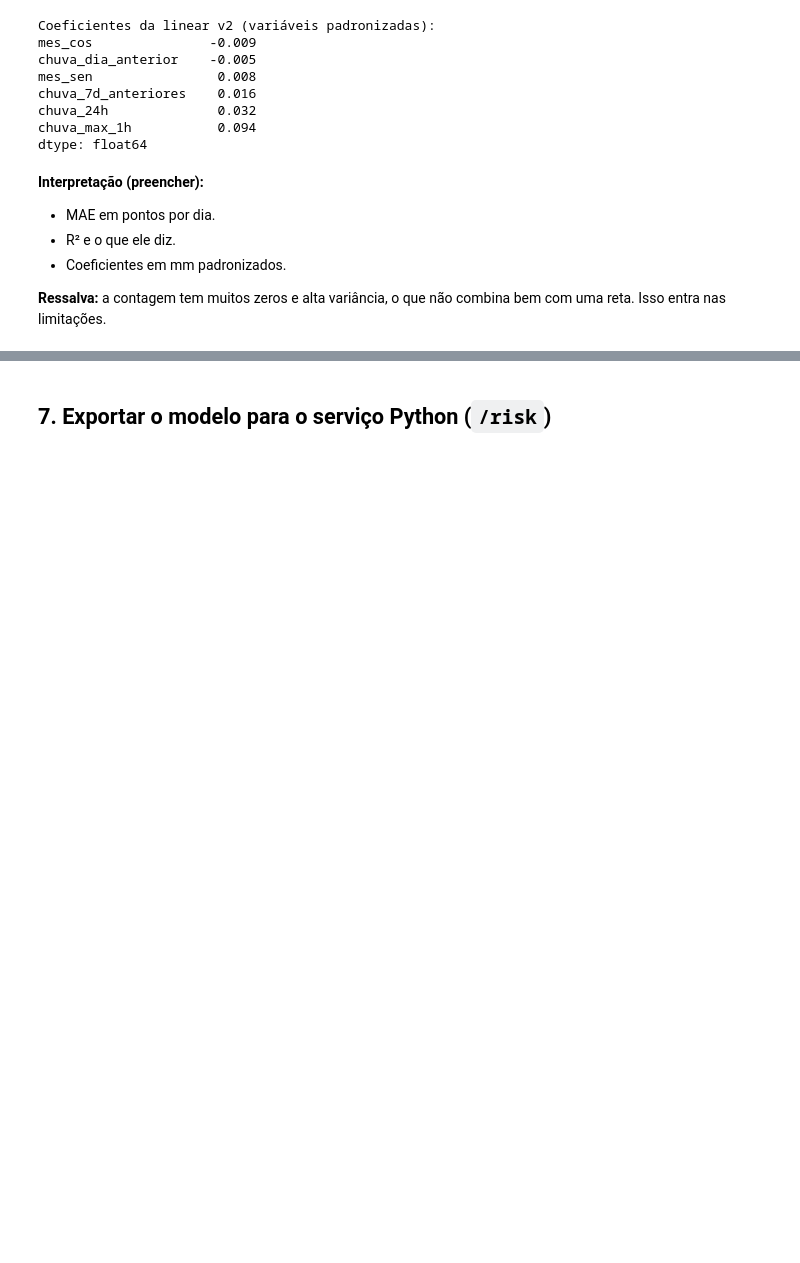
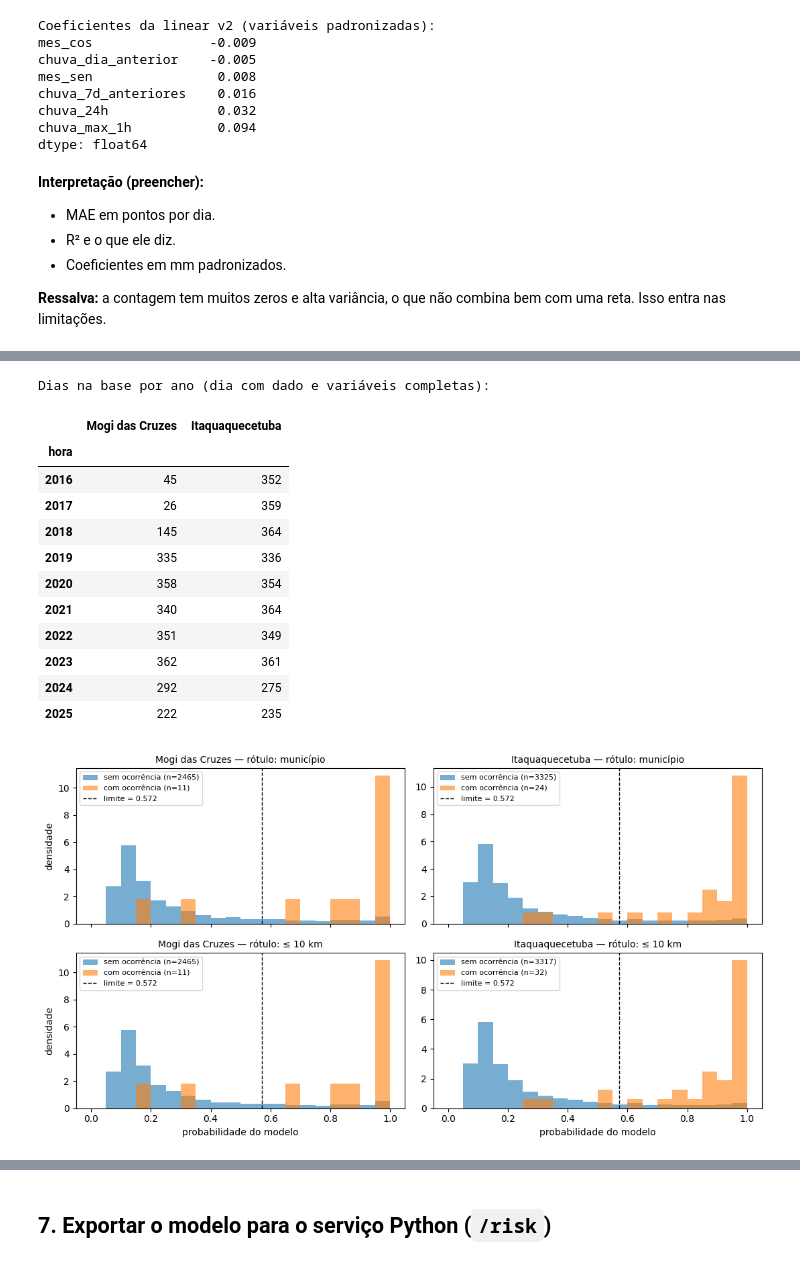
Before and after one commit to Kelwinnn/Global-Solution---Rota-Segura, a Jupyter notebook: data-science/02_modelos.ipynb, the cells around one changed output, grey strips where cells are left out. Saved outputs shown, nothing was run; the diff lists cells and outputs as text; code cells hidden in the pictures; blank space fills up the shorter version.

Commit message:
feat(data-science): validação do modelo no Alto Tietê

```diff
--- a/data-science/02_modelos.ipynb
+++ b/data-science/02_modelos.ipynb
@@ -393,0 +504,34 @@ O Alto Tietê não tem rótulo diário. O modelo é aplicado à chuva de uma est
+# %%
+print("Dias na base por ano (dia com dado e variáveis completas):")
+display(pd.DataFrame(cobertura).fillna(0).astype(int))
+
+fig, ax = plt.subplots(2, 2, figsize=(11, 6), sharex=True)
+bins = np.linspace(0, 1, 21)
+for j, nome in enumerate(estacoes):
+    for i, rotulo in enumerate(["município", f"≤ {RAIO_KM:.0f} km"]):
+        p, y = probs[(nome, rotulo)]
+        a = ax[i, j]
+        a.hist(p[y == 0], bins=bins, density=True, alpha=0.6, label=f"sem ocorrência (n={int((y == 0).sum())})")
+        a.hist(p[y == 1], bins=bins, density=True, alpha=0.6, label=f"com ocorrência (n={int((y == 1).sum())})")
+        a.axvline(LIMITE_EXP, color="k", ls="--", lw=1, label=f"limite = {LIMITE_EXP:.3f}")
+        a.set_title(f"{nome} — rótulo: {rotulo}", fontsize=10); a.legend(fontsize=8)
+for a in ax[1]:
+    a.set_xlabel("probabilidade do modelo")
+for a in ax[:, 0]:
+    a.set_ylabel("densidade")
+plt.tight_layout(); plt.show()
+# %% [output]
+Dias na base por ano (dia com dado e variáveis completas):
+|  | Mogi das Cruzes | Itaquaquecetuba |
+| hora |  |  |
+| 2016 | 45 | 352 |
+| 2017 | 26 | 359 |
+| 2018 | 145 | 364 |
+| 2019 | 335 | 336 |
+| 2020 | 358 | 354 |
+| 2021 | 340 | 364 |
+| 2022 | 351 | 349 |
+| 2023 | 362 | 361 |
+| 2024 | 292 | 275 |
+| 2025 | 222 | 235 |
+[figure, added]
```
Also changed, not shown: parts of 6 cells of this notebook.
